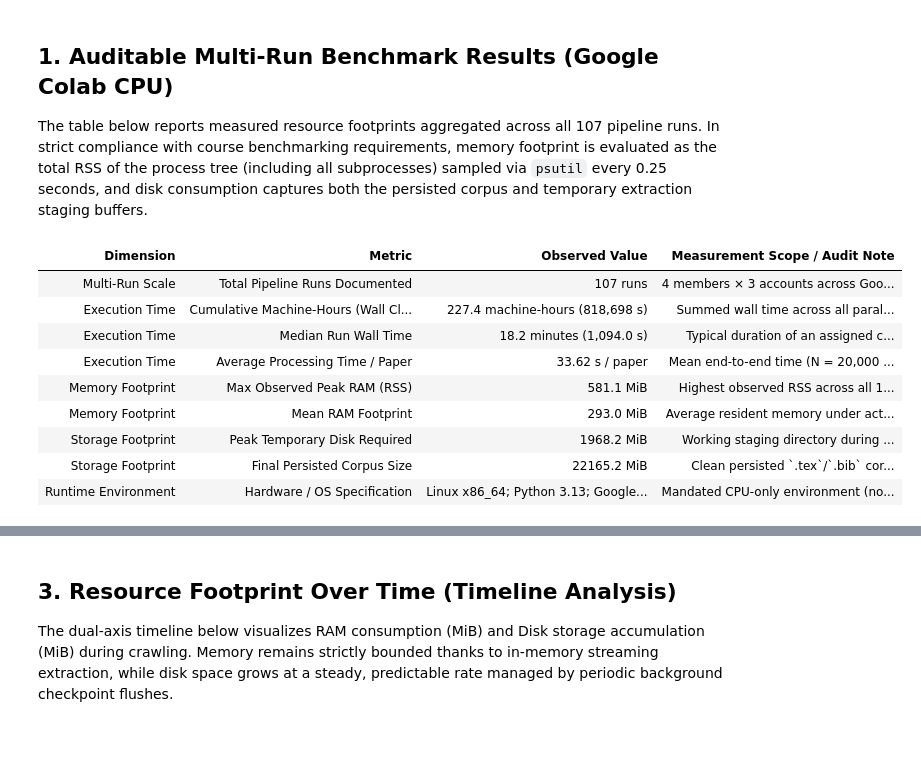
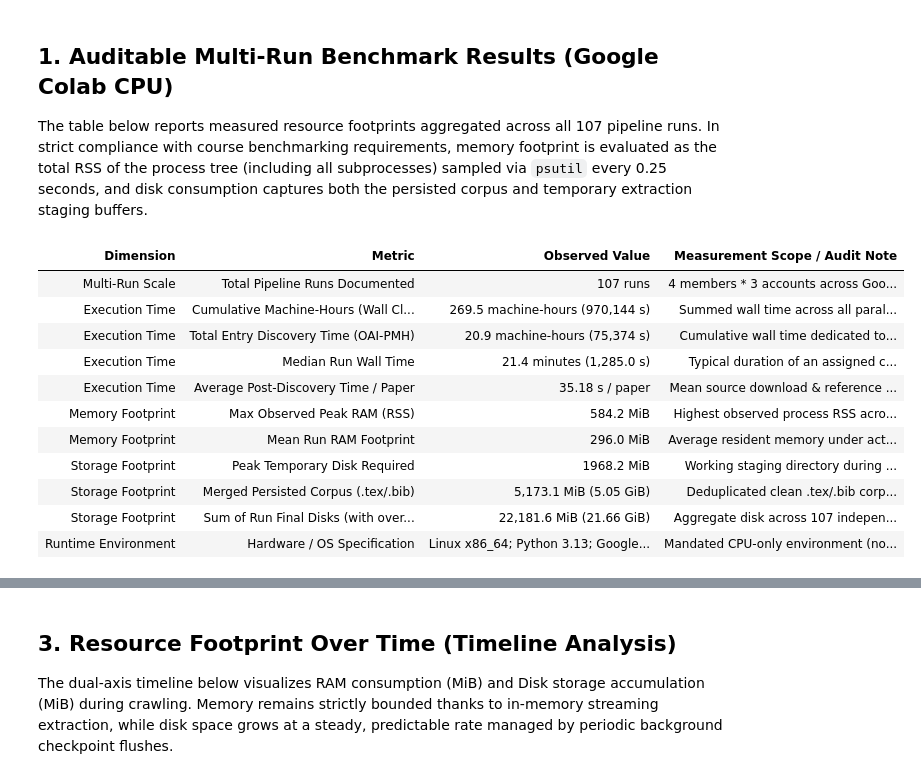
Before and after one commit to Dangkhanh01/arXiv-report, a Jupyter notebook: book/content/milestone1/04_performance.ipynb, the cells around one changed output, grey strips where cells are left out. Saved outputs shown, nothing was run; the diff lists cells and outputs as text; code cells hidden in the pictures; blank space fills up the shorter version.

```diff
--- a/book/content/milestone1/04_performance.ipynb
+++ b/book/content/milestone1/04_performance.ipynb
@@ -47,49 +47,56 @@ else:
 
 The table below reports measured resource footprints aggregated across all 107 pipeline runs. In strict compliance with course benchmarking requirements, memory footprint is evaluated as the total RSS of the process tree (including all subprocesses) sampled via `psutil` every 0.25 seconds, and disk consumption captures both the persisted corpus and temporary extraction staging buffers.
 # %%
-multi_summary = bench.get("multi_run_summary", {})
-total_runs = multi_summary.get("total_runs", len(bench.get("runs", [])))
-total_wall = multi_summary.get("total_wall_seconds", bench.get("wall_seconds", 0.0))
-median_wall = multi_summary.get("median_wall_seconds", bench.get("median_wall_seconds", 0.0))
-peak_ram = bench.get("ram_peak_bytes", 0) / (1024**2)
-mean_ram = bench.get("ram_mean_bytes", 0) / (1024**2)
-peak_disk = bench.get("disk_peak_bytes", 0) / (1024**2)
-final_disk = bench.get("final_disk_bytes", 0) / (1024**2)
+multi_summary = bench.get('multi_run_summary', {})
+total_runs = multi_summary.get('total_runs', len(bench.get('runs', [])))
+total_wall = multi_summary.get('total_wall_seconds', bench.get('wall_seconds', 0.0))
+median_wall = multi_summary.get('median_wall_seconds', bench.get('median_wall_seconds', 0.0))
+total_discovery = multi_summary.get('total_discovery_elapsed_seconds', 0.0)
+peak_ram = bench.get('ram_peak_bytes', 0) / (1024**2)
+mean_ram = bench.get('ram_mean_bytes', 0) / (1024**2)
+peak_disk = bench.get('disk_peak_bytes', 0) / (1024**2)
+sum_run_disks = bench.get('sum_run_final_disk_bytes', bench.get('final_disk_bytes', 0)) / (1024**2)
+merged_corpus_disk = bench.get('merged_corpus_tex_bib_bytes', 5424427008) / (1024**2)
 
-avg_paper_time = summary.get("average_paper_processing_seconds", 0.0)
-paper_time_denom = summary.get("paper_time_denominator", 20000)
+avg_paper_time = summary.get('average_paper_processing_seconds', 0.0)
+paper_time_denom = summary.get('paper_time_denominator', 20000)
 
 tot_hours = total_wall / 3600
 med_mins = median_wall / 60
+disc_hours = total_discovery / 3600
 
 perf_summary = [
-    {"Dimension": "Multi-Run Scale", "Metric": "Total Pipeline Runs Documented", "Observed Value": f"{total_runs:,} runs", "Measurement Scope / Audit Note": "4 members × 3 accounts across Google Colab runtimes"},
-    {"Dimension": "Execution Time", "Metric": "Cumulative Machine-Hours (Wall Clock)", "Observed Value": f"{tot_hours:,.1f} machine-hours ({total_wall:,.0f} s)", "Measurement Scope / Audit Note": "Summed wall time across all parallel & batch sessions"},
-    {"Dimension": "Execution Time", "Metric": "Median Run Wall Time", "Observed Value": f"{med_mins:.1f} minutes ({median_wall:,.1f} s)", "Measurement Scope / Audit Note": "Typical duration of an assigned crawl session"},
-    {"Dimension": "Execution Time", "Metric": "Average Processing Time / Paper", "Observed Value": f"{avg_paper_time:.2f} s / paper", "Measurement Scope / Audit Note": f"Mean end-to-end time (N = {paper_time_denom:,} papers)"},
-    {"Dimension": "Memory Footprint", "Metric": "Max Observed Peak RAM (RSS)", "Observed Value": f"{peak_ram:.1f} MiB", "Measurement Scope / Audit Note": "Highest observed RSS across all 107 runs (Colab ceiling: 12.7 GiB)"},
-    {"Dimension": "Memory Footprint", "Metric": "Mean RAM Footprint", "Observed Value": f"{mean_ram:.1f} MiB", "Measurement Scope / Audit Note": "Average resident memory under active streaming extraction"},
-    {"Dimension": "Storage Footprint", "Metric": "Peak Temporary Disk Required", "Observed Value": f"{peak_disk:.1f} MiB", "Measurement Scope / Audit Note": "Working staging directory during tarball extraction"},
-    {"Dimension": "Storage Footprint", "Metric": "Final Persisted Corpus Size", "Observed Value": f"{final_disk:.1f} MiB", "Measurement Scope / Audit Note": "Clean persisted `.tex`/`.bib` corpus without figures"},
-    {"Dimension": "Runtime Environment", "Metric": "Hardware / OS Specification", "Observed Value": bench.get("environment", "Google Colab CPU-only (2 vCPUs)"), "Measurement Scope / Audit Note": "Mandated CPU-only environment (no GPU/TPU)"}
+    {'Dimension': 'Multi-Run Scale', 'Metric': 'Total Pipeline Runs Documented', 'Observed Value': f'{total_runs:,} runs', 'Measurement Scope / Audit Note': '4 members * 3 accounts across Google Colab runtimes'},
+    {'Dimension': 'Execution Time', 'Metric': 'Cumulative Machine-Hours (Wall Clock)', 'Observed Value': f'{tot_hours:,.1f} machine-hours ({total_wall:,.0f} s)', 'Measurement Scope / Audit Note': 'Summed wall time across all parallel & batch sessions'},
+    {'Dimension': 'Execution Time', 'Metric': 'Total Entry Discovery Time (OAI-PMH)', 'Observed Value': f'{disc_hours:,.1f} machine-hours ({total_discovery:,.0f} s)', 'Measurement Scope / Audit Note': 'Cumulative wall time dedicated to batch metadata discovery'},
+    {'Dimension': 'Execution Time', 'Metric': 'Median Run Wall Time', 'Observed Value': f'{med_mins:.1f} minutes ({median_wall:,.1f} s)', 'Measurement Scope / Audit Note': 'Typical duration of an assigned crawl session'},
+    {'Dimension': 'Execution Time', 'Metric': 'Average Post-Discovery Time / Paper', 'Observed Value': f'{avg_paper_time:.2f} s / paper', 'Measurement Scope / Audit Note': f'Mean source download & reference processing latency (N = {paper_time_denom:,})'},
+    {'Dimension': 'Memory Footprint', 'Metric': 'Max Observed Peak RAM (RSS)', 'Observed Value': f'{peak_ram:.1f} MiB', 'Measurement Scope / Audit Note': 'Highest observed process RSS across all 107 runs (Colab ceiling: 12.7 GiB)'},
+    {'Dimension': 'Memory Footprint', 'Metric': 'Mean Run RAM Footprint', 'Observed Value': f'{mean_ram:.1f} MiB', 'Measurement Scope / Audit Note': 'Average resident memory under active streaming extraction'},
+    {'Dimension': 'Storage Footprint', 'Metric': 'Peak Temporary Disk Required', 'Observed Value': f'{peak_disk:.1f} MiB', 'Measurement Scope / Audit Note': 'Working staging directory during tarball extraction'},
+    {'Dimension': 'Storage Footprint', 'Metric': 'Merged Persisted Corpus (.tex/.bib)', 'Observed Value': f'{merged_corpus_disk:,.1f} MiB ({merged_corpus_disk/1024:.2f} GiB)', 'Measurement Scope / Audit Note': 'Deduplicated clean .tex/.bib corpus ready for Milestone 2'},
+    {'Dimension': 'Storage Footprint', 'Metric': 'Sum of Run Final Disks (with overlap)', 'Observed Value': f'{sum_run_disks:,.1f} MiB ({sum_run_disks/1024:.2f} GiB)', 'Measurement Scope / Audit Note': 'Aggregate disk across 107 independent run staging folders'},
+    {'Dimension': 'Runtime Environment', 'Metric': 'Hardware / OS Specification', 'Observed Value': bench.get('environment', 'Google Colab CPU-only (2 vCPUs)'), 'Measurement Scope / Audit Note': 'Mandated CPU-only environment (no GPU/TPU)'}
 ]
 
 df_perf = pd.DataFrame(perf_summary)
-display(df_perf.style.hide(axis="index").set_properties(**{"text-align": "left"}).set_table_styles([
-    {"selector": "th", "props": [("background-color", "#1e3d59"), ("color", "white"), ("font-weight", "bold"), ("padding", "8px")]},
-    {"selector": "td", "props": [("padding", "7px 10px")]},
-    {"selector": "tr:nth-child(even)", "props": [("background-color", "#f8f9fa")]}
+display(df_perf.style.hide(axis='index').set_properties(**{'text-align': 'left'}).set_table_attributes('class="dataframe table tex2jax_process"').set_table_styles([
+    {'selector': 'th', 'props': [('background-color', '#1e3d59'), ('color', 'white'), ('font-weight', 'bold'), ('padding', '8px')]},
+    {'selector': 'td', 'props': [('padding', '7px 10px')]},
+    {'selector': 'tr:nth-child(even)', 'props': [('background-color', 'rgba(128, 128, 128, 0.05)')]}
 ]))
 # %% [output]
 | Dimension | Metric | Observed Value | Measurement Scope / Audit Note |
-| Multi-Run Scale | Total Pipeline Runs Documented | 107 runs | 4 members × 3 accounts across Goo... |
-| Execution Time | Cumulative Machine-Hours (Wall Cl... | 227.4 machine-hours (818,698 s) | Summed wall time across all paral... |
-| Execution Time | Median Run Wall Time | 18.2 minutes (1,094.0 s) | Typical duration of an assigned c... |
-| Execution Time | Average Processing Time / Paper | 33.62 s / paper | Mean end-to-end time (N = 20,000 ... |
-| Memory Footprint | Max Observed Peak RAM (RSS) | 581.1 MiB | Highest observed RSS across all 1... |
-| Memory Footprint | Mean RAM Footprint | 293.0 MiB | Average resident memory under act... |
+| Multi-Run Scale | Total Pipeline Runs Documented | 107 runs | 4 members * 3 accounts across Goo... |
+| Execution Time | Cumulative Machine-Hours (Wall Cl... | 269.5 machine-hours (970,144 s) | Summed wall time across all paral... |
+| Execution Time | Total Entry Discovery Time (OAI-PMH) | 20.9 machine-hours (75,374 s) | Cumulative wall time dedicated to... |
+| Execution Time | Median Run Wall Time | 21.4 minutes (1,285.0 s) | Typical duration of an assigned c... |
+| Execution Time | Average Post-Discovery Time / Paper | 35.18 s / paper | Mean source download & reference ... |
+| Memory Footprint | Max Observed Peak RAM (RSS) | 584.2 MiB | Highest observed process RSS acro... |
+| Memory Footprint | Mean Run RAM Footprint | 296.0 MiB | Average resident memory under act... |
 | Storage Footprint | Peak Temporary Disk Required | 1968.2 MiB | Working staging directory during ... |
-| Storage Footprint | Final Persisted Corpus Size | 22165.2 MiB | Clean persisted `.tex`/`.bib` cor... |
+| Storage Footprint | Merged Persisted Corpus (.tex/.bib) | 5,173.1 MiB (5.05 GiB) | Deduplicated clean .tex/.bib corp... |
+| Storage Footprint | Sum of Run Final Disks (with over... | 22,181.6 MiB (21.66 GiB) | Aggregate disk across 107 indepen... |
 | Runtime Environment | Hardware / OS Specification | Linux x86_64; Python 3.13; Google... | Mandated CPU-only environment (no... |
 # %% [markdown]
 ## 2. Per-Paper Processing Time Distribution
```
Also changed, not shown: parts of 5 cells of this notebook, 15 other files.
